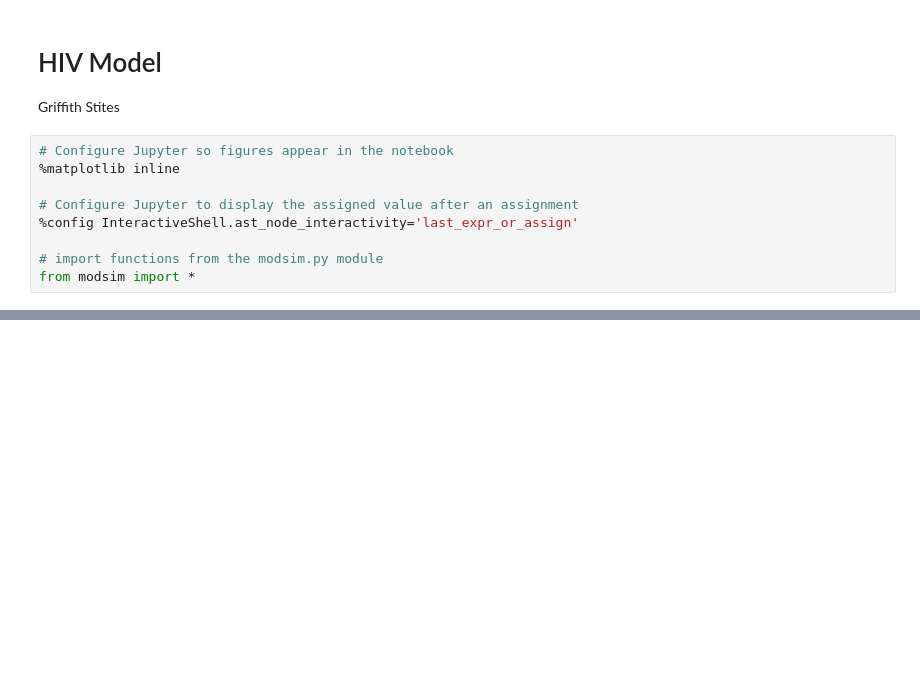
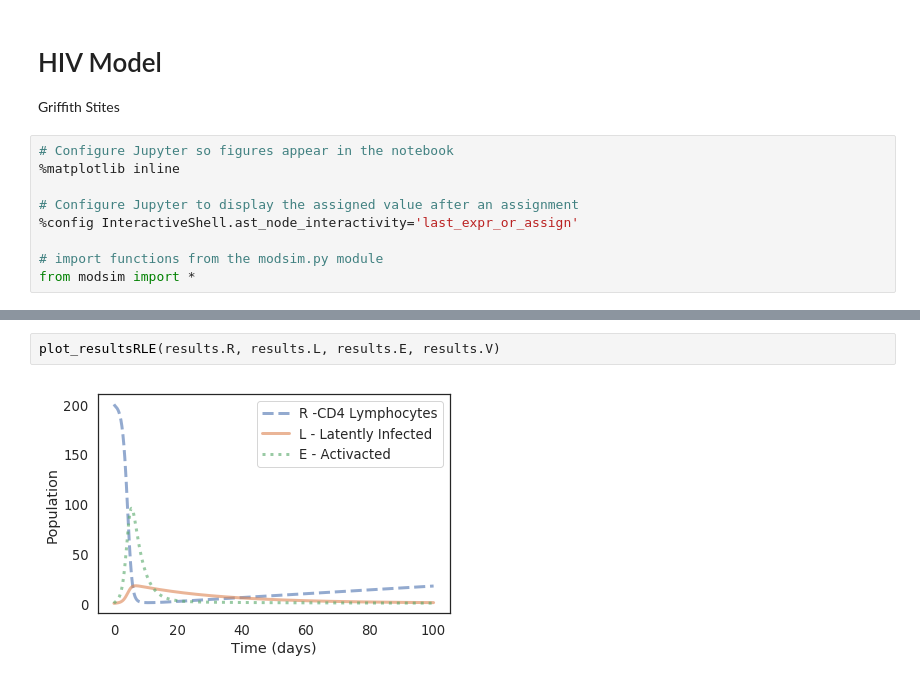
Before and after one commit to Griffith-Stites/ModSimPy, a Jupyter notebook: code/hiv_model.ipynb, the cells around one changed output, grey strips where cells are left out. Drawn from its saved outputs; the diff is of its cells as text; blank space fills up the shorter version.

```diff
--- a/code/hiv_model.ipynb
+++ b/code/hiv_model.ipynb
@@ -100,0 +152,4 @@ state = update_func(initial,2,system)
+# %%
+plot_resultsRLE(results.R, results.L, results.E, results.V)
+# %% [output]
+[figure, added]
```
Also changed, not shown: parts of 11 cells of this notebook.
